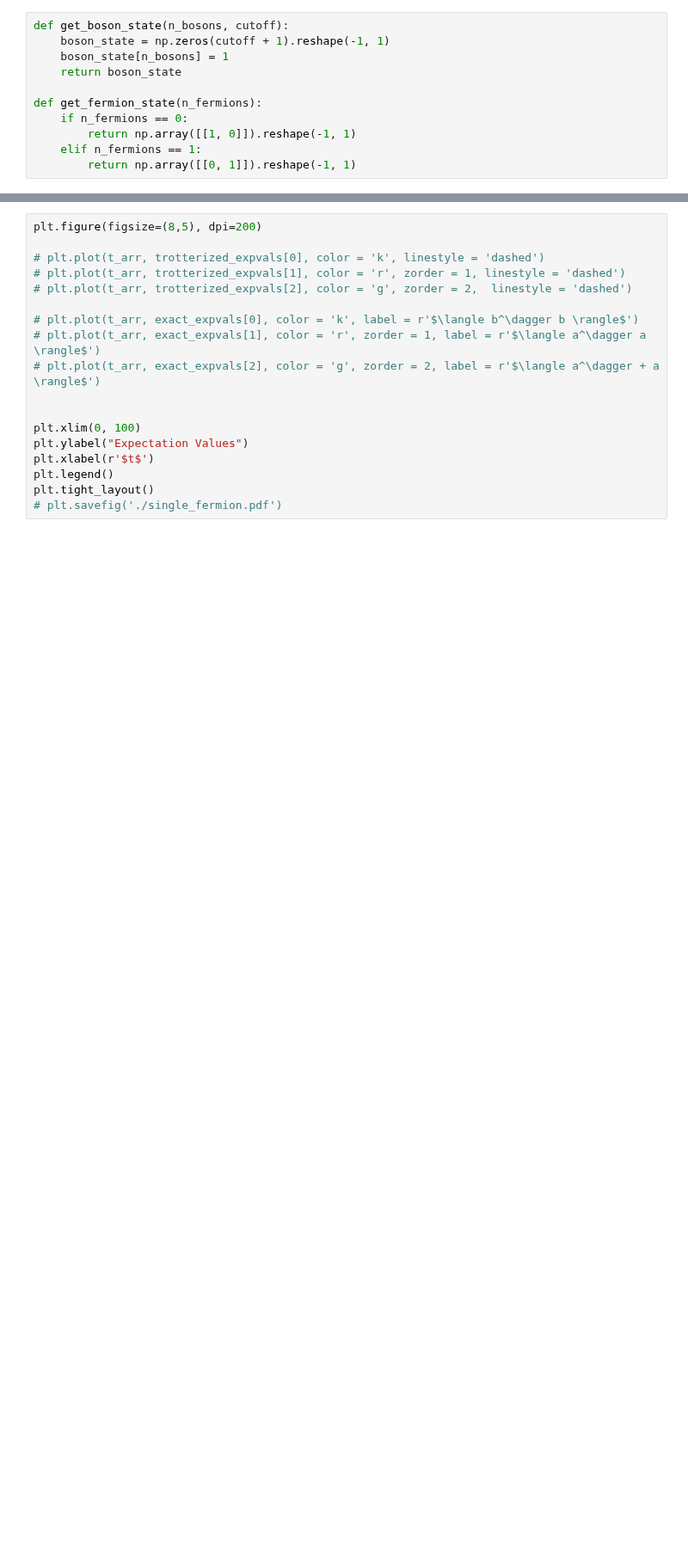
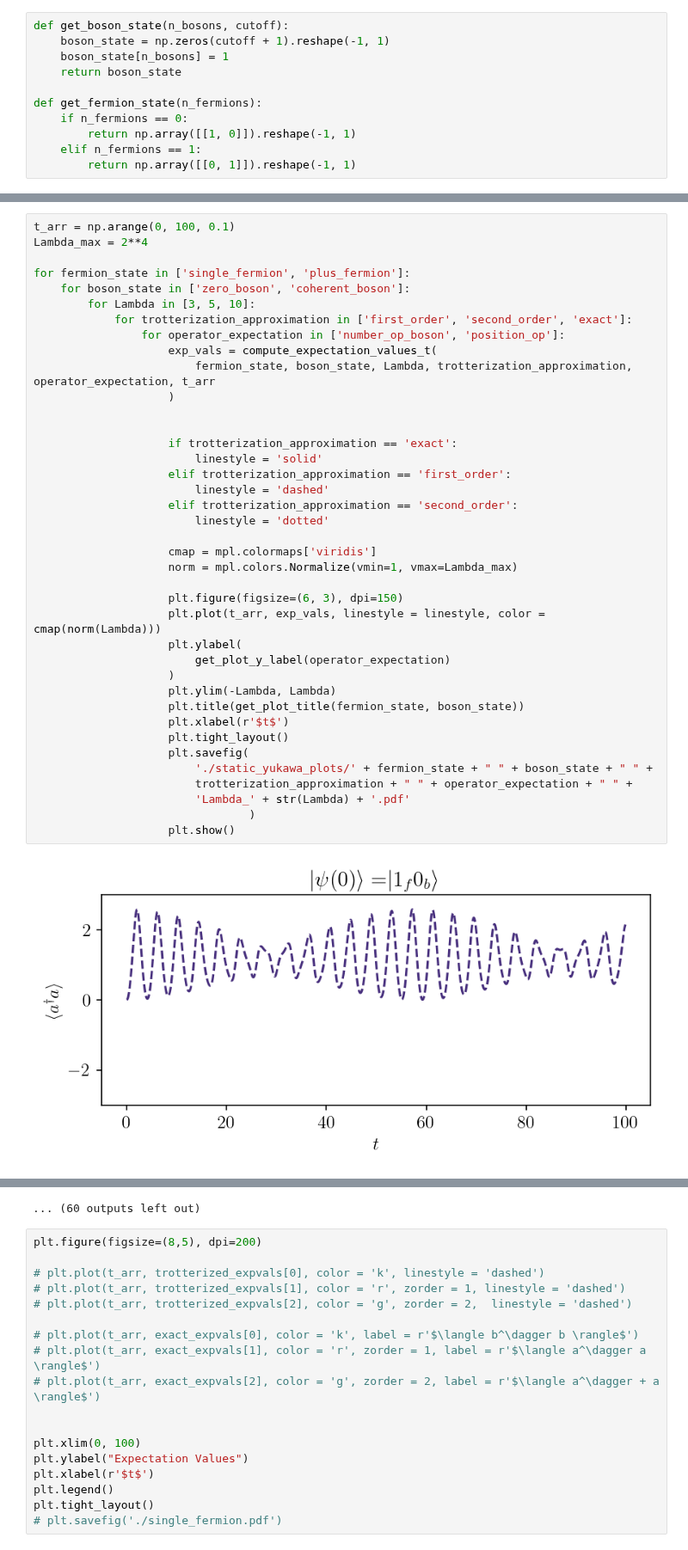
Before and after one commit to cgustin99/OpenParticle, a Jupyter notebook: models/Yukawa/static_yukawa_sv_sim.ipynb, the cells around one changed output, grey strips where cells are left out. Shown at 86% size. Saved outputs shown, nothing was run; the diff lists cells and outputs as text; blank space fills up the shorter version.

```diff
--- a/models/Yukawa/static_yukawa_sv_sim.ipynb
+++ b/models/Yukawa/static_yukawa_sv_sim.ipynb
@@ -204,0 +271,41 @@ plt.plot(t_arr, compute_expectation_values_t(
+# %%
+t_arr = np.arange(0, 100, 0.1)
+Lambda_max = 2**4
+
+for fermion_state in ['single_fermion', 'plus_fermion']:
+    for boson_state in ['zero_boson', 'coherent_boson']:
+        for Lambda in [3, 5, 10]:
+            for trotterization_approximation in ['first_order', 'second_order', 'exact']:
+                for operator_expectation in ['number_op_boson', 'position_op']:
+                    exp_vals = compute_expectation_values_t(
+                        fermion_state, boson_state, Lambda, trotterization_approximation, operator_expectation, t_arr
+                    )
+
+
+                    if trotterization_approximation == 'exact':
+                        linestyle = 'solid'
+                    elif trotterization_approximation == 'first_order':
+                        linestyle = 'dashed'
+                    elif trotterization_approximation == 'second_order':
+                        linestyle = 'dotted'
+
+                    cmap = mpl.colormaps['viridis']
+                    norm = mpl.colors.Normalize(vmin=1, vmax=Lambda_max)
+
+                    plt.figure(figsize=(6, 3), dpi=150)
+                    plt.plot(t_arr, exp_vals, linestyle = linestyle, color = cmap(norm(Lambda)))
+                    plt.ylabel(
+                        get_plot_y_label(operator_expectation)
+                    )
+                    plt.ylim(-Lambda, Lambda)
+                    plt.title(get_plot_title(fermion_state, boson_state))
+                    plt.xlabel(r'$t$')
+                    plt.tight_layout()
+                    plt.savefig(
+                        './static_yukawa_plots/' + fermion_state + " " + boson_state + " " +
+                        trotterization_approximation + " " + operator_expectation + " " +
+                        'Lambda_' + str(Lambda) + '.pdf'
+                                )
+                    plt.show()
+# %% [output]
+[figure, added]
@@ -205,3 +323,4 @@ plt.plot(t_arr, compute_expectation_values_t(
+... (60 outputs left out)
 # %%
 plt.figure(figsize=(8,5), dpi=200)
 
```
Also changed, not shown: parts of 10 cells of this notebook.
